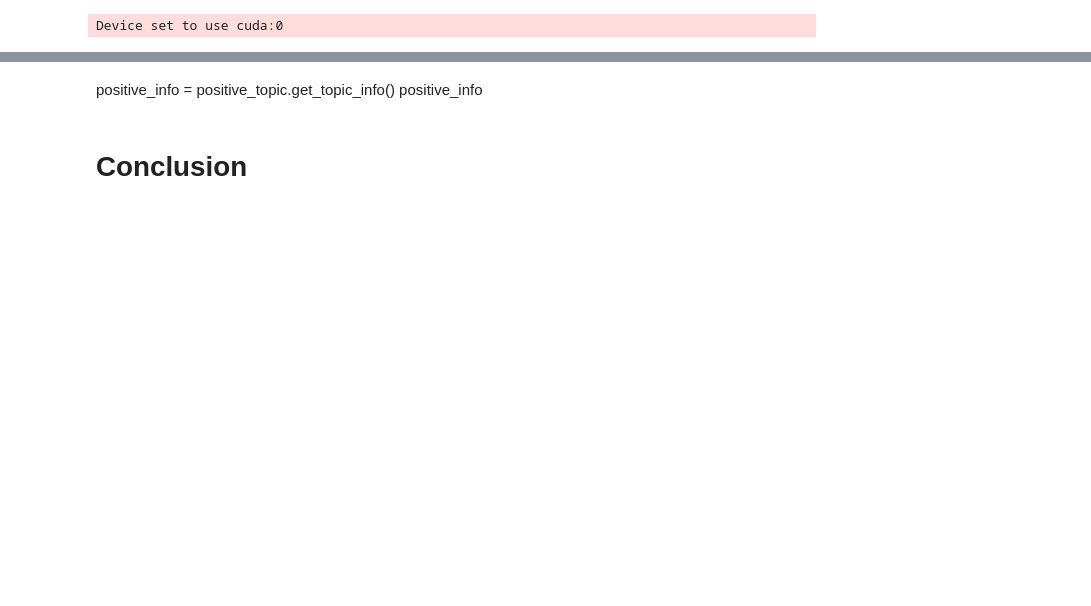
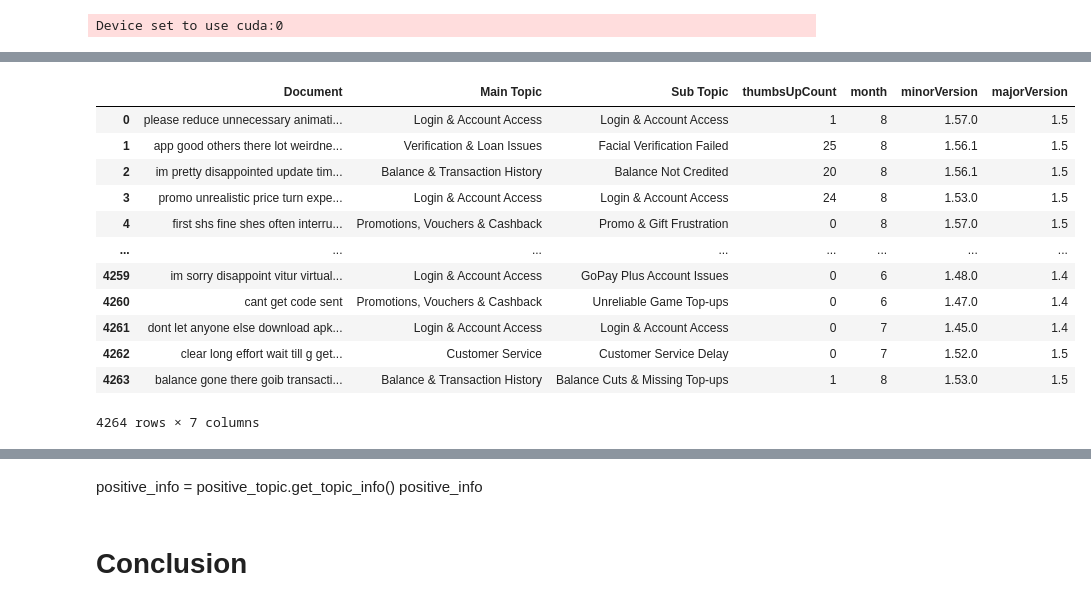
Before and after one commit to WayanArdike/gopay, a Jupyter notebook: study-case-gopay.ipynb, the cells around one changed output, grey strips where cells are left out. Saved outputs shown, nothing was run; the diff lists cells and outputs as text; code cells hidden in the pictures; blank space fills up the shorter version.

```diff
--- a/study-case-gopay.ipynb
+++ b/study-case-gopay.ipynb
@@ -492,0 +506,35 @@ negative_topic.merge_topics(negative,
+# %%
+def get_topic_group(topic_number):
+    if topic_number in [0, 6, 20, 21, 23]:
+        return "Login & Account Access"
+    elif topic_number in [1, 7, 14, 15, 18, 19, 22]:
+        return "Balance & Transaction History"
+    elif topic_number in [2, 8]:
+        return "Verification & Loan Issues"
+    elif topic_number == 3:
+        return "Customer Service"
+    elif topic_number in [4, 9, 11, 24]:
+        return "App Performance & Features"
+    else:
+        return "Promotions, Vouchers & Cashback"
+
+negative_info["Main Topic"] = negative_info["Topic"].progress_apply(get_topic_group)
+negative_info = negative_info[["Document","Main Topic", "Sub Topic"]]
+
+negative = data[data['labels']=='NEGATIVE'][["thumbsUpCount","month", "minorVersion","majorVersion"]]
+negative_info = pd.concat([negative_info.reset_index(drop=True), negative.reset_index(drop=True)], axis=1)
+negative_info
+# %% [output]
+|  | Document | Main Topic | Sub Topic | thumbsUpCount | month | minorVersion | majorVersion |
+| 0 | please reduce unnecessary animati... | Login & Account Access | Login & Account Access | 1 | 8 | 1.57.0 | 1.5 |
+| 1 | app good others there lot weirdne... | Verification & Loan Issues | Facial Verification Failed | 25 | 8 | 1.56.1 | 1.5 |
+| 2 | im pretty disappointed update tim... | Balance & Transaction History | Balance Not Credited | 20 | 8 | 1.56.1 | 1.5 |
+| 3 | promo unrealistic price turn expe... | Login & Account Access | Login & Account Access | 24 | 8 | 1.53.0 | 1.5 |
+| 4 | first shs fine shes often interru... | Promotions, Vouchers & Cashback | Promo & Gift Frustration | 0 | 8 | 1.57.0 | 1.5 |
+| ... | ... | ... | ... | ... | ... | ... | ... |
+| 4259 | im sorry disappoint vitur virtual... | Login & Account Access | GoPay Plus Account Issues | 0 | 6 | 1.48.0 | 1.4 |
+| 4260 | cant get code sent | Promotions, Vouchers & Cashback | Unreliable Game Top-ups | 0 | 6 | 1.47.0 | 1.4 |
+| 4261 | dont let anyone else download apk... | Login & Account Access | Login & Account Access | 0 | 7 | 1.45.0 | 1.4 |
+| 4262 | clear long effort wait till g get... | Customer Service | Customer Service Delay | 0 | 7 | 1.52.0 | 1.5 |
+| 4263 | balance gone there goib transacti... | Balance & Transaction History | Balance Cuts & Missing Top-ups | 1 | 8 | 1.53.0 | 1.5 |
+4264 rows × 7 columns
```
Also changed, not shown: parts of 33 cells of this notebook.
